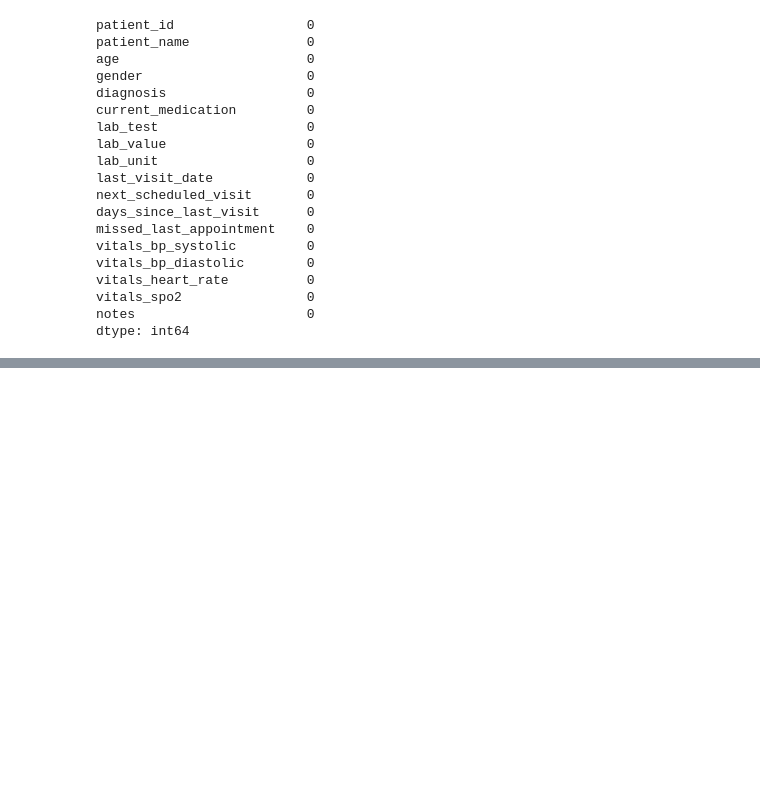
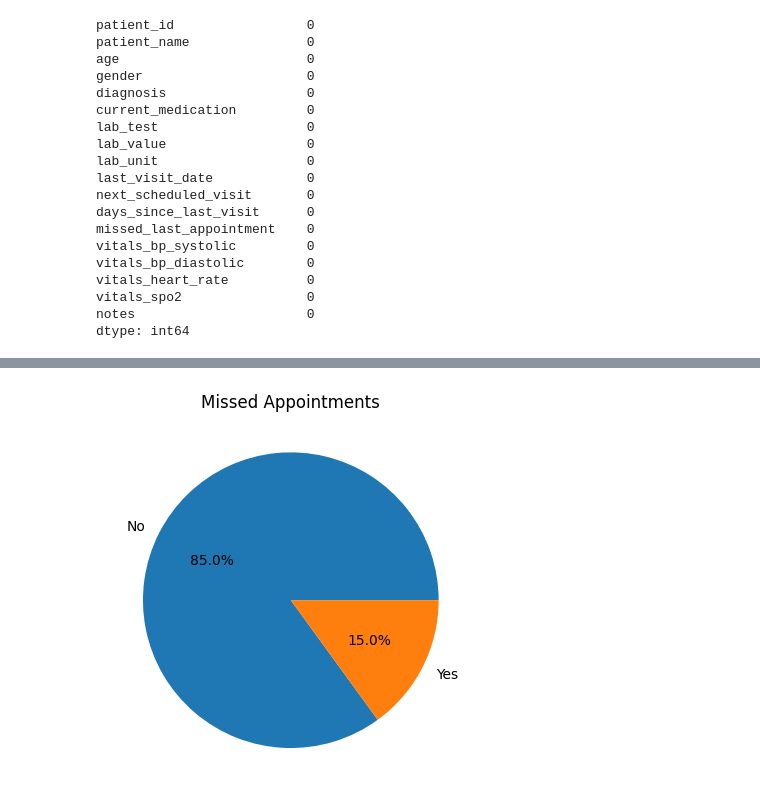
Before and after one commit to viveks007/Agent_Health_Care, a Jupyter notebook: healthcare_agent.ipynb, the cells around one changed output, grey strips where cells are left out. Saved outputs shown, nothing was run; the diff lists cells and outputs as text; code cells hidden in the pictures; blank space fills up the shorter version.

```diff
--- a/healthcare_agent.ipynb
+++ b/healthcare_agent.ipynb
@@ -78,0 +89,10 @@ df.describe()
+# %%
+df["missed_last_appointment"].value_counts().plot(
+    kind="pie",
+    autopct="%1.1f%%"
+)
+
+plt.title("Missed Appointments")
+plt.show()
+# %% [output]
+[figure, added]
```
Also changed, not shown: parts of 6 cells of this notebook, 3 other files.
